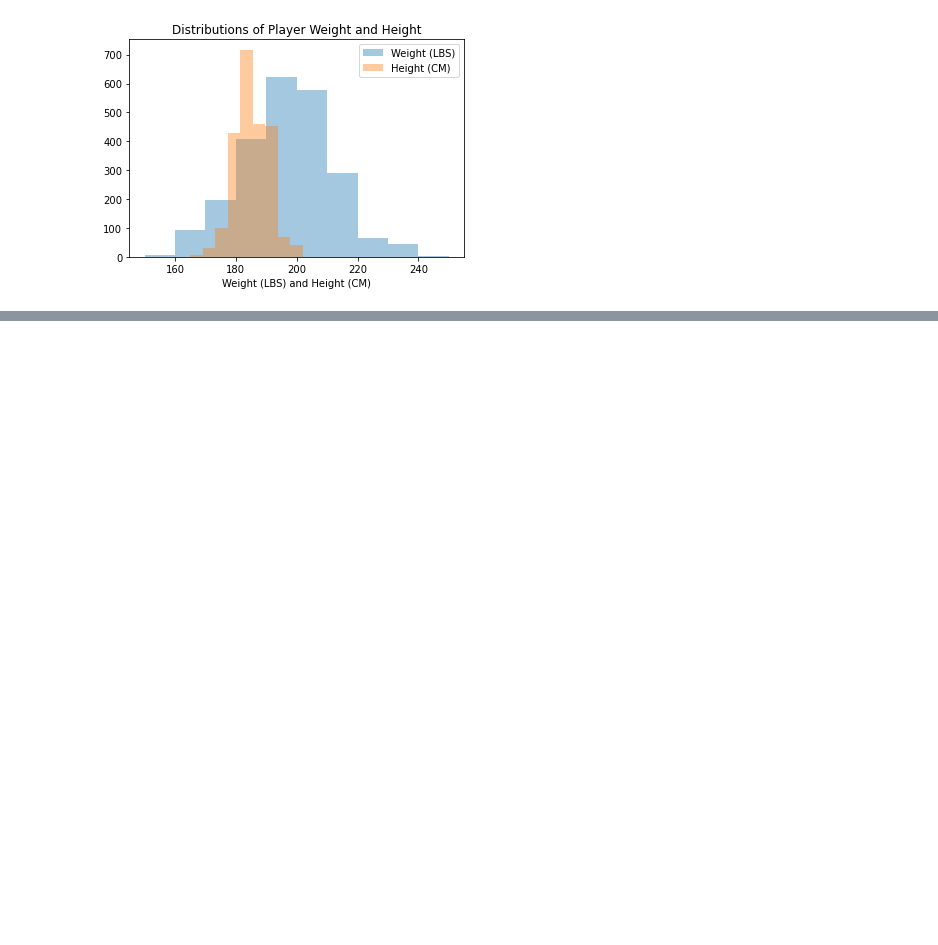
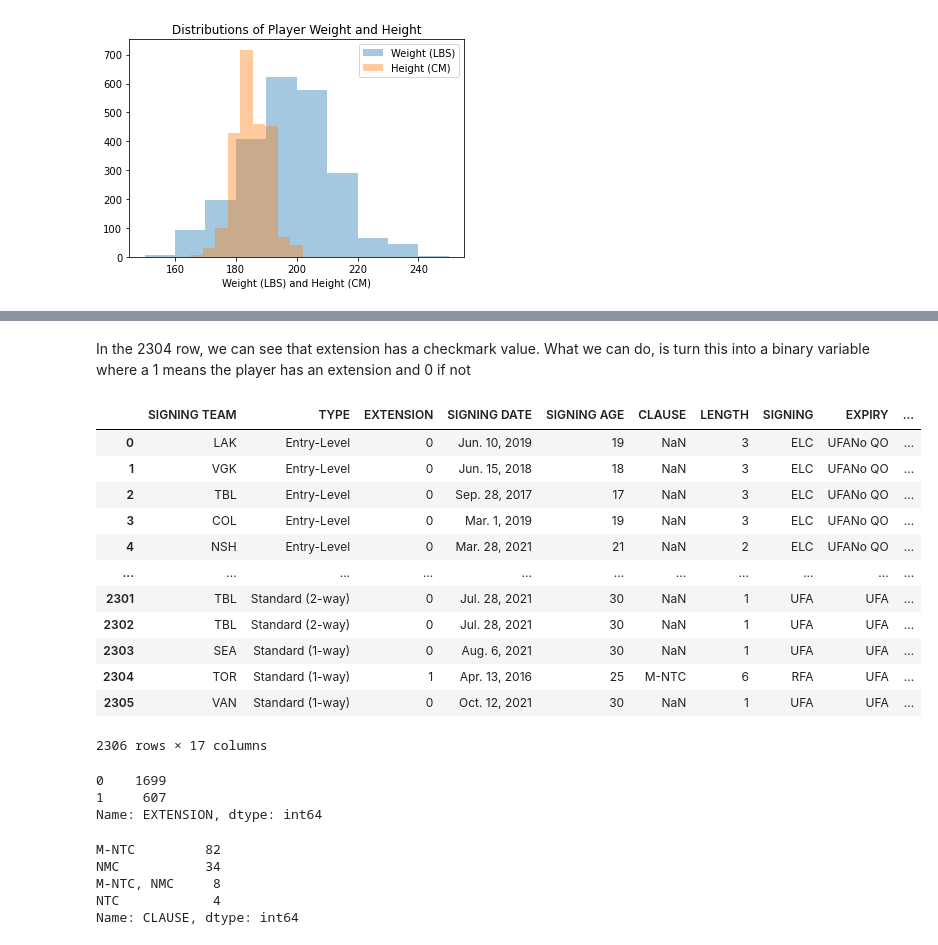
Before and after one commit to lukekerwin/DS-320_Project, a Jupyter notebook: Brian_test.ipynb, the cells around one changed output, grey strips where cells are left out. Saved outputs shown, nothing was run; the diff lists cells and outputs as text; code cells hidden in the pictures; blank space fills up the shorter version.

```diff
--- a/Brian_test.ipynb
+++ b/Brian_test.ipynb
@@ -557,0 +619,36 @@ plt.show()
+# %% [markdown]
+In the 2304 row, we can see that extension has a checkmark value. What we can do, is turn this into a binary variable where a 1 means the player has an extension and 0 if not
+# %%
+FullSalary['EXTENSION'] = FullSalary['EXTENSION'].apply(lambda x: 0 if pd.isna(x) else 1)
+
+FullSalary.iloc[:, 10:]
+# %% [output]
+|  | SIGNING TEAM | TYPE | EXTENSION | SIGNING DATE | SIGNING AGE | CLAUSE | LENGTH | SIGNING | EXPIRY | ... |
+| 0 | LAK | Entry-Level | 0 | Jun. 10, 2019 | 19 | NaN | 3 | ELC | UFANo QO | ... |
+| 1 | VGK | Entry-Level | 0 | Jun. 15, 2018 | 18 | NaN | 3 | ELC | UFANo QO | ... |
+| 2 | TBL | Entry-Level | 0 | Sep. 28, 2017 | 17 | NaN | 3 | ELC | UFANo QO | ... |
+| 3 | COL | Entry-Level | 0 | Mar. 1, 2019 | 19 | NaN | 3 | ELC | UFANo QO | ... |
+| 4 | NSH | Entry-Level | 0 | Mar. 28, 2021 | 21 | NaN | 2 | ELC | UFANo QO | ... |
+| ... | ... | ... | ... | ... | ... | ... | ... | ... | ... | ... |
+| 2301 | TBL | Standard (2-way) | 0 | Jul. 28, 2021 | 30 | NaN | 1 | UFA | UFA | ... |
+| 2302 | TBL | Standard (2-way) | 0 | Jul. 28, 2021 | 30 | NaN | 1 | UFA | UFA | ... |
+| 2303 | SEA | Standard (1-way) | 0 | Aug. 6, 2021 | 30 | NaN | 1 | UFA | UFA | ... |
+| 2304 | TOR | Standard (1-way) | 1 | Apr. 13, 2016 | 25 | M-NTC | 6 | RFA | UFA | ... |
+| 2305 | VAN | Standard (1-way) | 0 | Oct. 12, 2021 | 30 | NaN | 1 | UFA | UFA | ... |
+2306 rows × 17 columns
+# %%
+FullSalary['EXTENSION'].value_counts()
+# %% [output]
+0    1699
+1     607
+Name: EXTENSION, dtype: int64
+# %%
+# Now to clean up the CLAUSE column
+
+FullSalary['CLAUSE'].value_counts()
+# %% [output]
+M-NTC         82
+NMC           34
+M-NTC, NMC     8
+NTC            4
+Name: CLAUSE, dtype: int64
```
Also changed, not shown: parts of 4 cells of this notebook.
